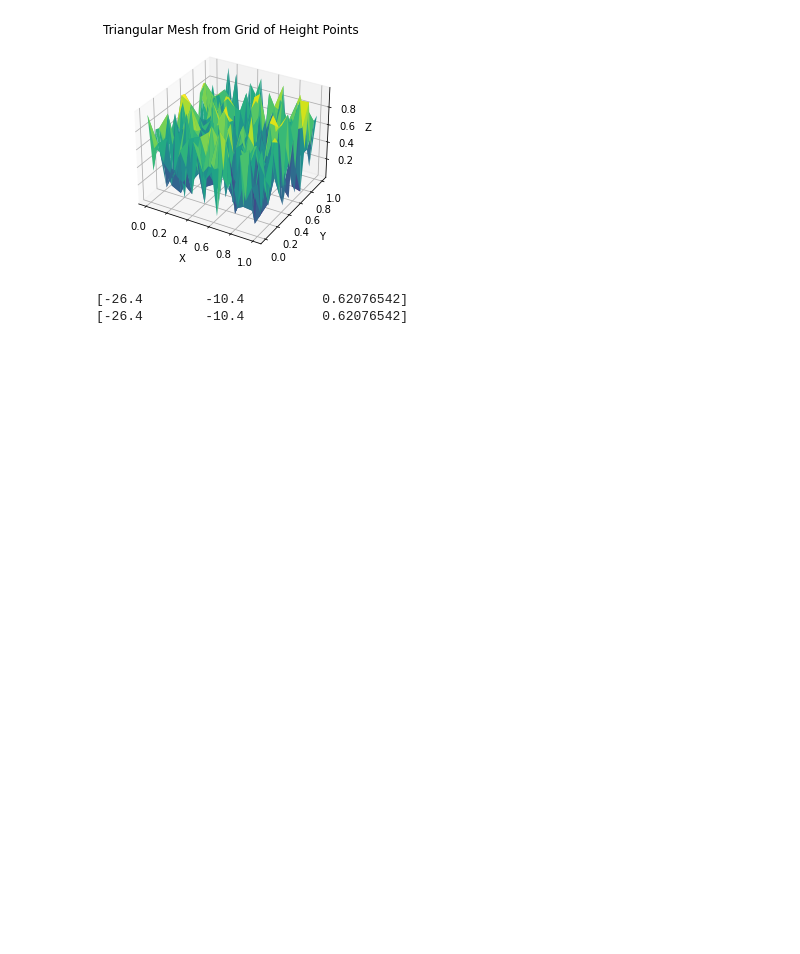
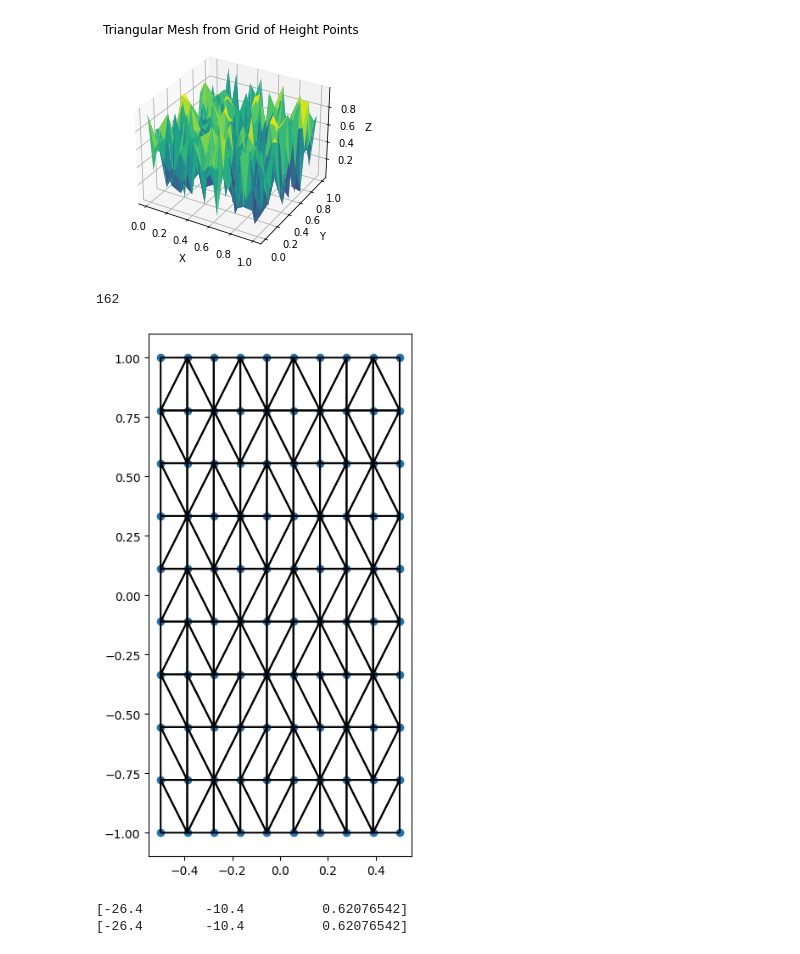
Before and after one commit to wernerpe/iris_benchmarks, a Jupyter notebook: misc/terrain.ipynb, the cells around one changed output. Cells and saved outputs as stored; diff of their text form; code cells hidden in the pictures; blank space fills up the shorter version.

```diff
--- a/misc/terrain.ipynb
+++ b/misc/terrain.ipynb
@@ -120,3 +333,21 @@ save_obj('test3.obj', trimesh['vertices'] , trimesh['faces'])
+# %%
+len(tri.simplices)
+# %% [output]
+162
+# %%
+import matplotlib.pyplot as plt
+def plot_tri(ax, tri, pts_flat):
+    linepts = np.concatenate((pts_flat[np.array(tri)-1,:], pts_flat[tri[0]-1,:].reshape(1,-1)),axis = 0)
+    plt.plot(linepts[:,0], linepts[:,1], c = 'k')
+
+
+fig = plt.figure(figsize=(4,8))
+ax = plt.gca()
+ax.scatter(points[:,0], points[:,1])
+for t in faces_tot:
+    plot_tri(ax, t, points)
+# %% [output]
+[figure, added]
 # %%
 idx_x = 3
 idx_y = 24
```
Also changed, not shown: parts of 10 cells of this notebook, 8 other files.
